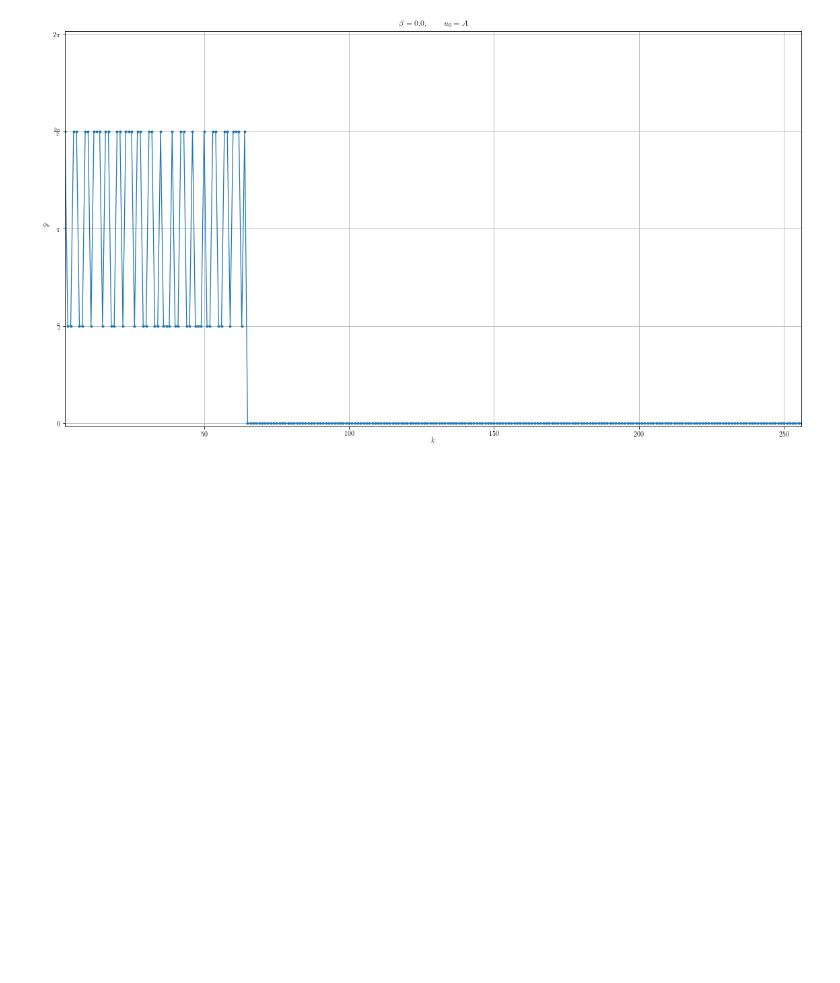
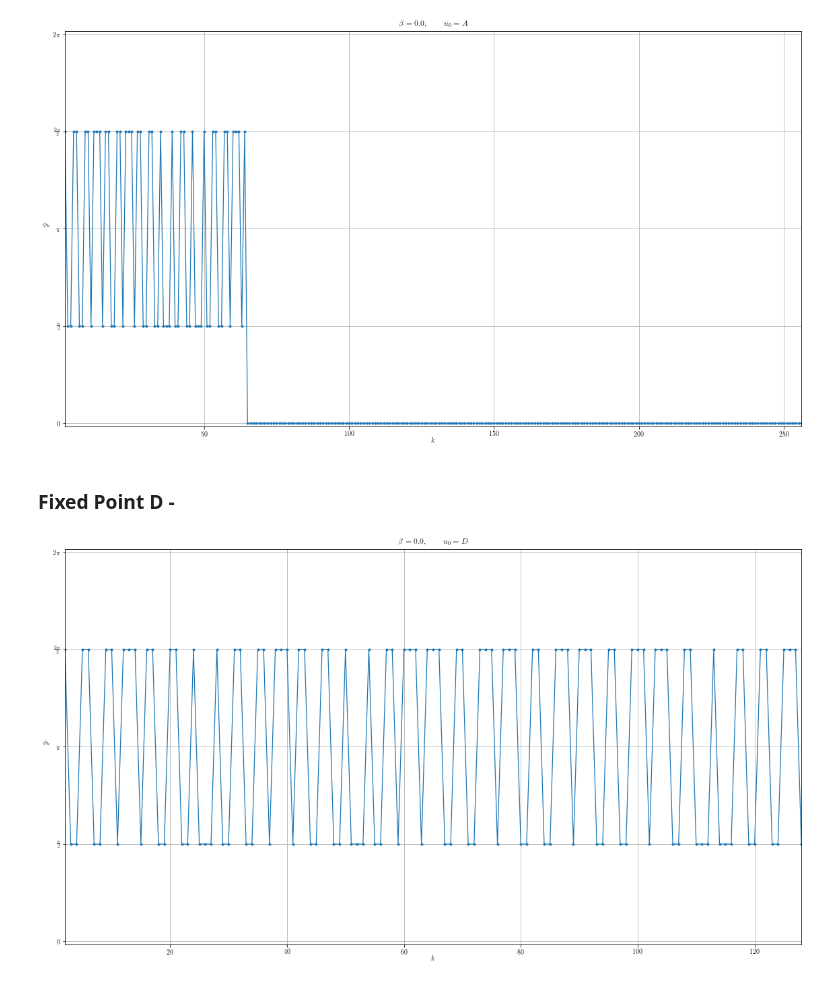
Before and after one commit to EndCar808/Burgers-Phase-Only-Model, a Jupyter notebook: Notebooks/Fixed_Point.ipynb, the cells around one changed output. Saved outputs shown, nothing was run; the diff lists cells and outputs as text; code cells hidden in the pictures; blank space fills up the shorter version.

```diff
--- a/Notebooks/Fixed_Point.ipynb
+++ b/Notebooks/Fixed_Point.ipynb
@@ -631,3 +657,50 @@ for n in N:
  0.         0.         0.         0.         0.         0.
  0.         0.         0.         0.         0.        ]
 [figure]
+# %% [markdown]
+### Fixed Point D -
+# %%
+u0 = "D"
+N = 256;
+num_osc = int(N / 2 + 1);
+kmin    = int(k0 + 1);
+kmax    = int(N / 2);
+
+
+triadarr = -10.0 * np.ones(num_osc)
+triadarr[kmin:]                                                        = np.pi/2
+triadarr[[10, 12, 14, 23, 25, 27, 36, 38, 40, 49, 51, 53, 58, 60, 62, 64, 73, 75, 77, 86, 88, 90, 99, 101, 103, 110, 112, 114, 125]] = -np.pi/2 #
+# print(triadarr)
+
+fixedpt_phi = np.zeros(len(np.arange(0, kmax + 1)))
+len(fixedpt_phi)
+
+# initial phase values, worked out by hand
+fixedpt_phi[kmin]     = 3.0*np.pi /2.0       # phi_2
+fixedpt_phi[kmin + 1] = 5.0*np.pi /2.0             # phi_3
+
+
+for k in range(kmin, kmax - kmin + 1):
+    fixedpt_phi[k + 2] = -triadarr[k] + fixedpt_phi[k] + fixedpt_phi[kmin]
+
+# print(fixedpt_phi)
+# print(np.mod(fixedpt_phi, 2.0*np.pi))
+
+mpl.rcParams['figure.figsize'] = [16, 9]
+plt.plot(np.arange(kmin, num_osc), np.mod(fixedpt_phi[kmin:], 2*np.pi), '.-')
+plt.xlim(kmin, kmax)
+plt.ylim([0- 0.05, 2 * np.pi + 0.05])
+# plt.ylim([-2 * np.pi + 0.05, 2 * np.pi + 0.05])
+plt.xlabel(r'$k$', labelpad = 0)
+plt.ylabel(r'$\phi_k$', rotation = 0, labelpad = 10)
+plt.title(r"$\beta = {}, \qquad u_0 = {}$".format(0.0, u0) )
+# plt.xticks(np.arange(kmin, num_osc), np.arange(kmin, num_osc))
+plt.yticks([0, np.pi / 2.0, np.pi, 3.0 * np.pi / 2.0, 2.0 * np.pi], [r"$0$", r"$\frac{\pi}{2}$", r"$\pi$", r"$\frac{3\pi}{2}$", r"$2\pi$"])
+# plt.yticks(np.append(np.flipud([-np.pi / 2.0, -np.pi, -3.0 * np.pi / 2.0, -2.0 * np.pi]), [0, np.pi / 2.0, np.pi, 3.0 * np.pi / 2.0, 2.0 * np.pi]), np.append(np.flipud([r"$-\frac{\pi}{2}$", r"$-\pi$", r"$-\frac{3\pi}{2}$", r"$-2\pi$"]),[r"$0$", r"$\frac{\pi}{2}$", r"$\pi$", r"$\frac{3\pi}{2}$", r"$2\pi$"]))
+plt.grid(True)
+plt.show()
+
+np.savetxt("../Data/Input/Fixed_Points/FixedPoint_N[{}]_k0[{}]_BETA[{:0.3f}]_u0[{}].txt".format(N, k0, beta, u0),  np.mod(new_fixed_pt, 2.0*np.pi), fmt = "%20.16f")
+np.savetxt("../Data/Input/Initial_Conditions/FixedPoint_N[{}]_k0[{}]_BETA[{:0.3f}]_u0[{}].txt".format(N, k0, beta, u0),  np.mod(new_fixed_pt, 2.0*np.pi), fmt = "%20.16f")
+# %% [output]
+[figure, added]
```
Also changed, not shown: parts of 3 cells of this notebook, 17 other files.
